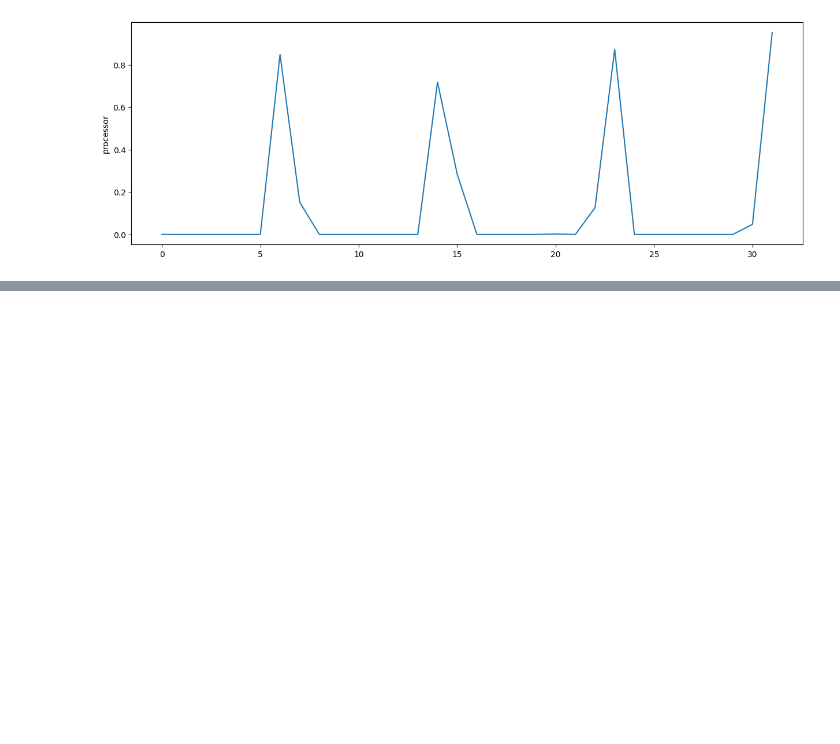
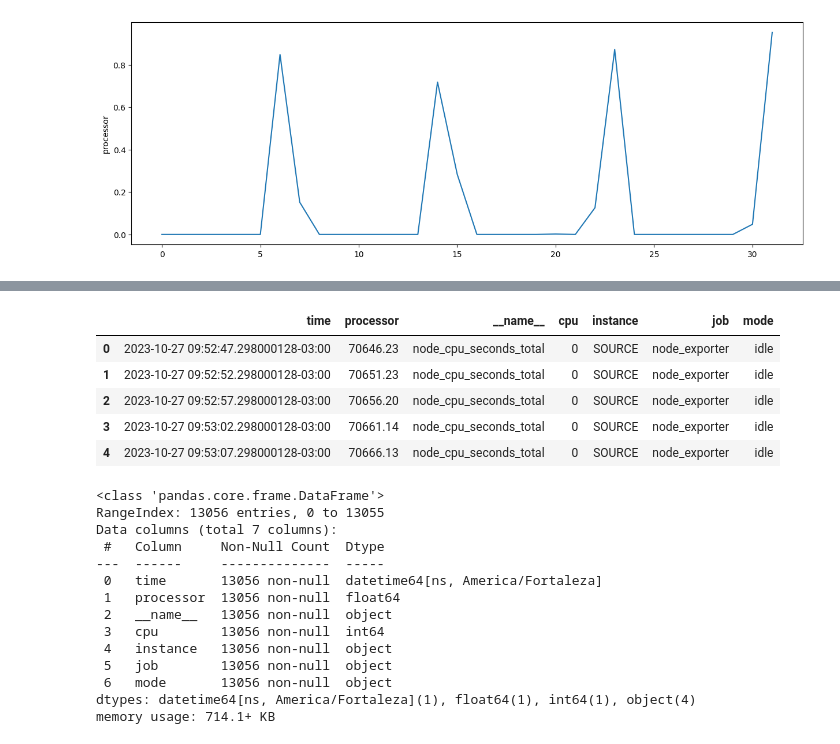
Before and after one commit to bombermal/TCC, a Jupyter notebook: Monitoring_VM/Retrieve/main.ipynb, the cells around one changed output, grey strips where cells are left out. Drawn from its saved outputs; the diff is of its cells as text; code cells hidden in the pictures; blank space fills up the shorter version.

```diff
--- a/Monitoring_VM/Retrieve/main.ipynb
+++ b/Monitoring_VM/Retrieve/main.ipynb
@@ -83,0 +88,37 @@ Timestamp('2023-10-27 00:09:03.448999882-0300', tz='America/Fortaleza')
+# %%
+result_df = pd.DataFrame(columns=['time', 'processor', '__name__', 'cpu', 'instance', 'job', 'mode'])
+
+for ii in result_list:
+    t1 = pd.DataFrame(ii['values'], columns=['time', 'cpu'])
+    t1.rename(columns={'cpu':'processor'}, inplace=True)
+    t2 = pd.concat([pd.DataFrame(ii['metric'], index=[0])] * len(t1), ignore_index=True)
+    t3 = pd.concat([t1, t2], axis=1)
+    result_df = pd.concat([result_df, t3])
+
+result_df.reset_index(drop=True, inplace=True)
+result_df.time = pd.to_datetime(result_df.time, origin="unix", unit="s", utc=True).apply(lambda x: x.tz_convert('America/Fortaleza'))
+result_df.processor = result_df.processor.astype(float)
+result_df.cpu = result_df.cpu.astype(int)
+display(result_df.head())
+result_df.info()
+# %% [output]
+|  | time | processor | __name__ | cpu | instance | job | mode |
+| 0 | 2023-10-27 09:52:47.298000128-03:00 | 70646.23 | node_cpu_seconds_total | 0 | SOURCE | node_exporter | idle |
+| 1 | 2023-10-27 09:52:52.298000128-03:00 | 70651.23 | node_cpu_seconds_total | 0 | SOURCE | node_exporter | idle |
+| 2 | 2023-10-27 09:52:57.298000128-03:00 | 70656.20 | node_cpu_seconds_total | 0 | SOURCE | node_exporter | idle |
+| 3 | 2023-10-27 09:53:02.298000128-03:00 | 70661.14 | node_cpu_seconds_total | 0 | SOURCE | node_exporter | idle |
+| 4 | 2023-10-27 09:53:07.298000128-03:00 | 70666.13 | node_cpu_seconds_total | 0 | SOURCE | node_exporter | idle |
+<class 'pandas.core.frame.DataFrame'>
+RangeIndex: 13056 entries, 0 to 13055
+Data columns (total 7 columns):
+ #   Column     Non-Null Count  Dtype
+---  ------     --------------  -----
+ 0   time       13056 non-null  datetime64[ns, America/Fortaleza]
+ 1   processor  13056 non-null  float64
+ 2   __name__   13056 non-null  object
+ 3   cpu        13056 non-null  int64
+ 4   instance   13056 non-null  object
+ 5   job        13056 non-null  object
+ 6   mode       13056 non-null  object
+dtypes: datetime64[ns, America/Fortaleza](1), float64(1), int64(1), object(4)
+memory usage: 714.1+ KB
```
Also changed, not shown: parts of 12 cells of this notebook, 7 other files.
